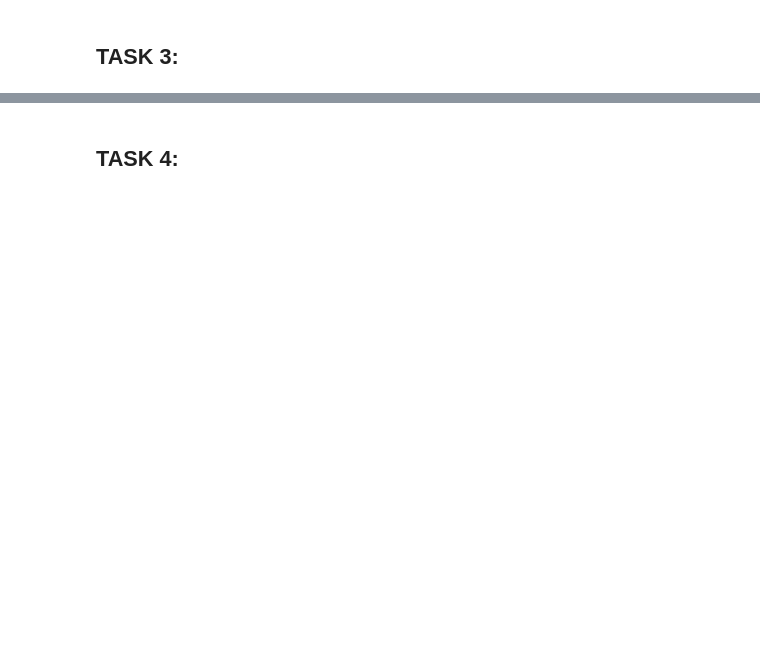
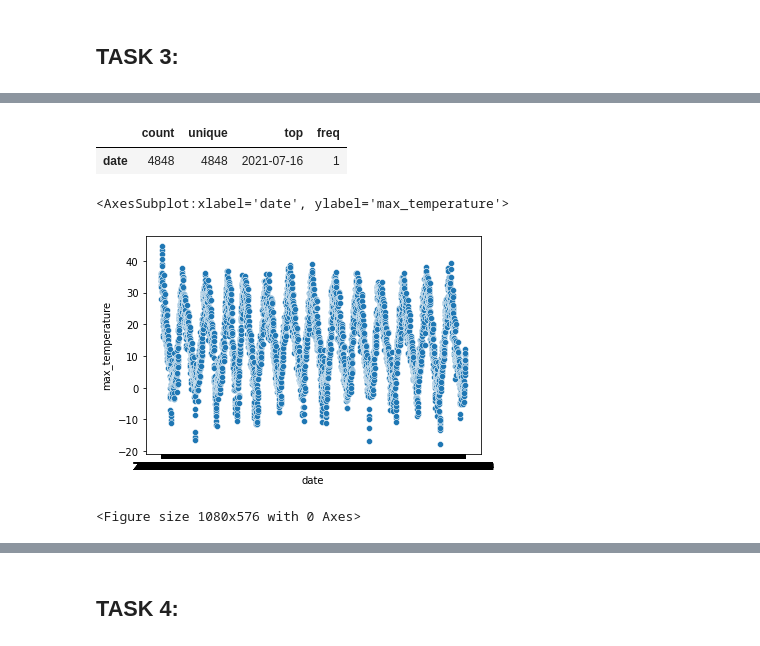
Before and after one commit to data301-2021-summer2/project-group38-project, a Jupyter notebook: data/processed/Climate_data_processed.ipynb, the cells around one changed output, grey strips where cells are left out. Saved outputs shown, nothing was run; the diff lists cells and outputs as text; code cells hidden in the pictures; blank space fills up the shorter version.

```diff
--- a/data/processed/Climate_data_processed.ipynb
+++ b/data/processed/Climate_data_processed.ipynb
@@ -55,8 +55,8 @@ df1
 5000 rows × 6 columns
 # %%
 # dropping Nan Values
-df1.dropna()
-df1
+df2 = df1.dropna()
+df2
 ##https://www.kite.com/python/answers/how-to-drop-empty-rows-from-a-pandas-dataframe-in-python#:~:text=Use%20df.,contain%20NaN%20under%20those%20columns.
 # %% [output]
 |  | date | max_temperature | avg_hourly_temperature | avg_temperature | min_temperature | precipitation |
@@ -75,3 +75,7 @@ df1
+# %%
+#resetting index
+df3 = df2.reset_index()
+df3
 # %%
 ## Seperating into dataframes by year
 # %%
@@ -181,0 +194,14 @@ bp
+# %%
+df3.describe(exclude = np.number).T
+# %% [output]
+|  | count | unique | top | freq |
+| date | 4848 | 4848 | 2021-07-16 | 1 |
+# %%
+%matplotlib inline
+sc = sns.scatterplot(data= df3, x="date", y="max_temperature")
+plt.figure(figsize = (15,8))
+sc
+# %% [output]
+<AxesSubplot:xlabel='date', ylabel='max_temperature'>
+[figure, added]
+<Figure size 1080x576 with 0 Axes>
```
Also changed, not shown: parts of 28 cells of this notebook.
